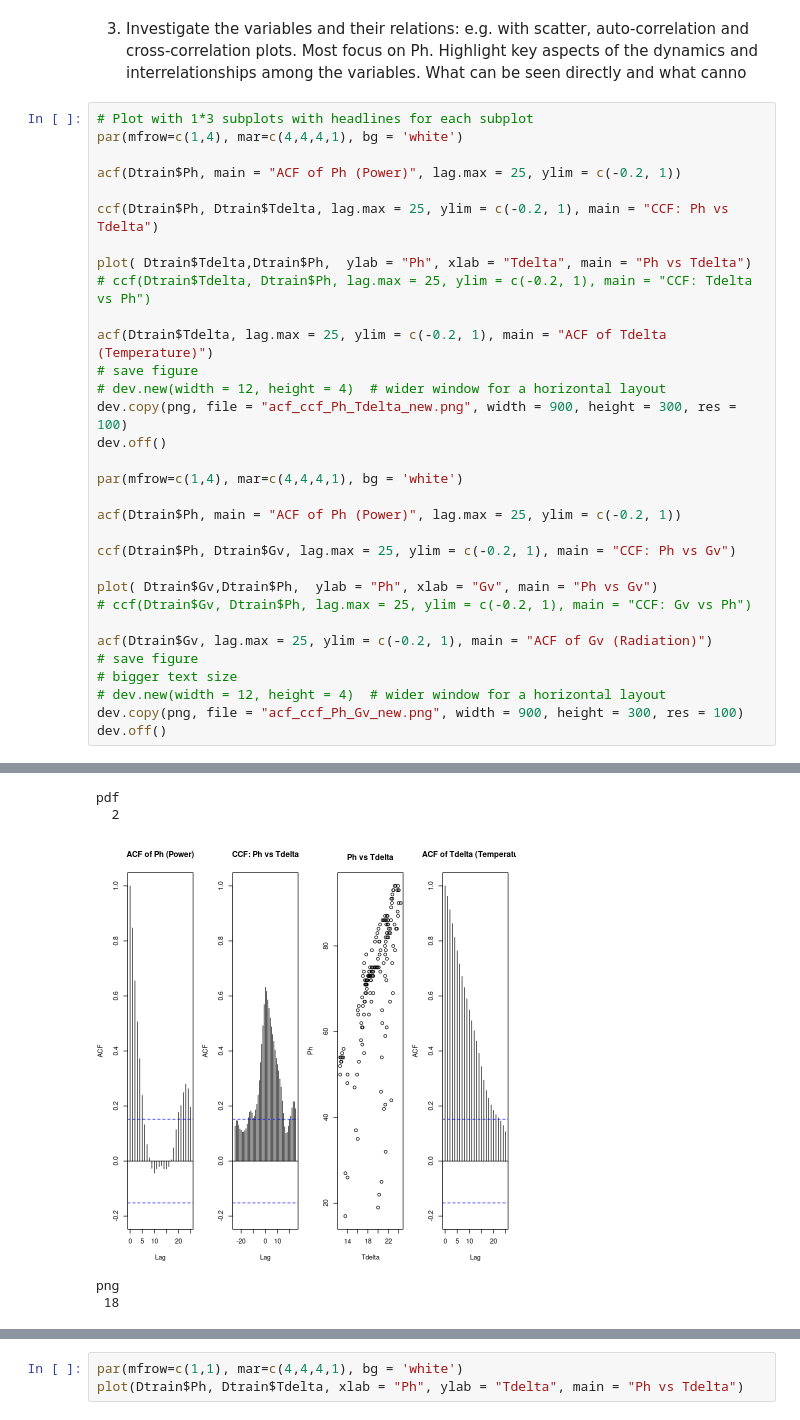
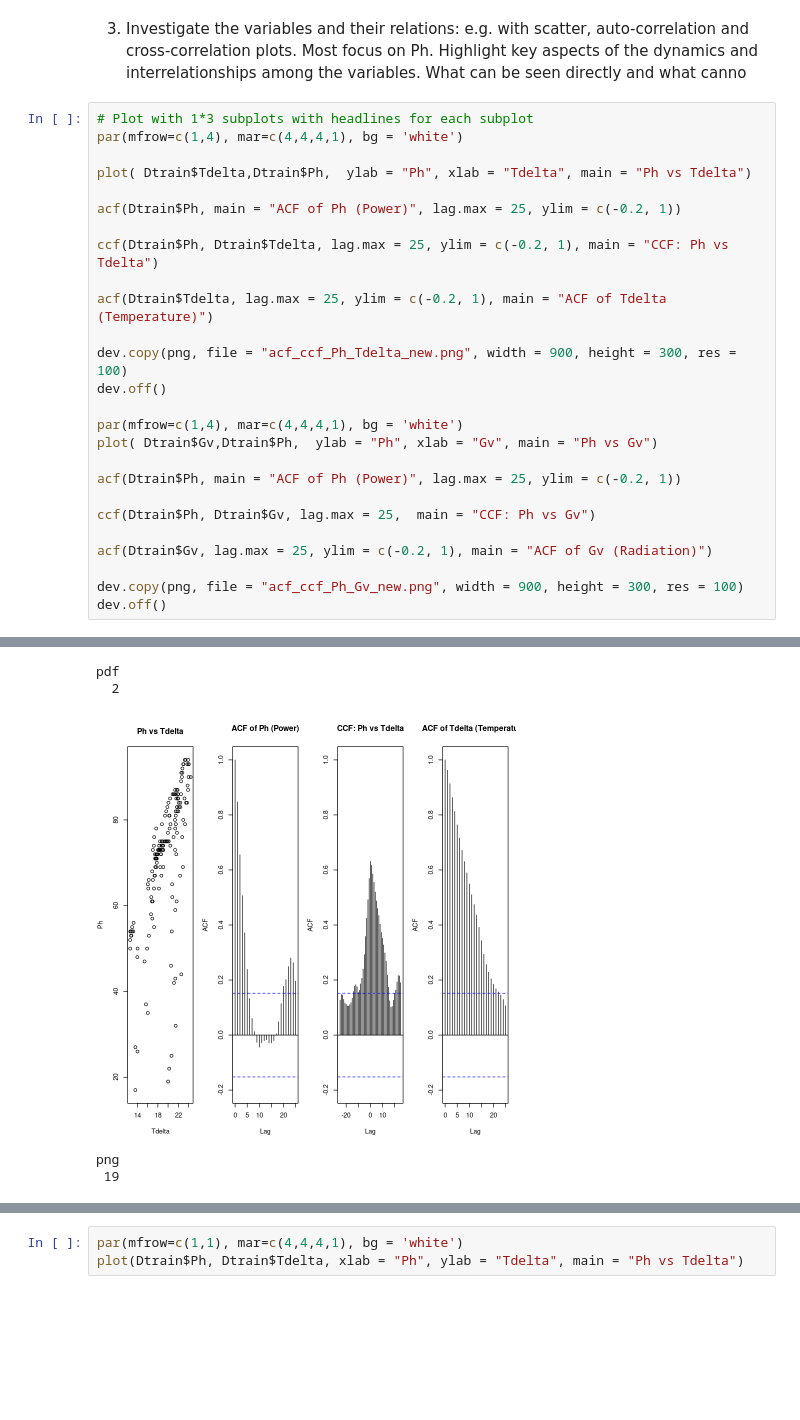
Before and after one commit to mathilderask/TimeSeriesAnalysis, a Jupyter notebook: Assig3/opg_3_oia copy.ipynb, the cells around one changed output, grey strips where cells are left out. Cells and saved outputs as stored; diff of their text form; blank space fills up the shorter version.

```diff
--- a/Assig3/opg_3_oia copy.ipynb
+++ b/Assig3/opg_3_oia copy.ipynb
@@ -46,33 +48,27 @@ the variables. What can be seen directly and what canno
 # %%
 # Plot with 1*3 subplots with headlines for each subplot
 par(mfrow=c(1,4), mar=c(4,4,4,1), bg = 'white')
+
+plot( Dtrain$Tdelta,Dtrain$Ph,  ylab = "Ph", xlab = "Tdelta", main = "Ph vs Tdelta")
 
 acf(Dtrain$Ph, main = "ACF of Ph (Power)", lag.max = 25, ylim = c(-0.2, 1))
 
 ccf(Dtrain$Ph, Dtrain$Tdelta, lag.max = 25, ylim = c(-0.2, 1), main = "CCF: Ph vs Tdelta")
 
-plot( Dtrain$Tdelta,Dtrain$Ph,  ylab = "Ph", xlab = "Tdelta", main = "Ph vs Tdelta")
-# ccf(Dtrain$Tdelta, Dtrain$Ph, lag.max = 25, ylim = c(-0.2, 1), main = "CCF: Tdelta vs Ph")
+acf(Dtrain$Tdelta, lag.max = 25, ylim = c(-0.2, 1), main = "ACF of Tdelta (Temperature)")
 
-acf(Dtrain$Tdelta, lag.max = 25, ylim = c(-0.2, 1), main = "ACF of Tdelta (Temperature)")
-# save figure
-# dev.new(width = 12, height = 4)  # wider window for a horizontal layout
 dev.copy(png, file = "acf_ccf_Ph_Tdelta_new.png", width = 900, height = 300, res = 100)
 dev.off()
 
 par(mfrow=c(1,4), mar=c(4,4,4,1), bg = 'white')
+plot( Dtrain$Gv,Dtrain$Ph,  ylab = "Ph", xlab = "Gv", main = "Ph vs Gv")
 
 acf(Dtrain$Ph, main = "ACF of Ph (Power)", lag.max = 25, ylim = c(-0.2, 1))
 
-ccf(Dtrain$Ph, Dtrain$Gv, lag.max = 25, ylim = c(-0.2, 1), main = "CCF: Ph vs Gv")
-
-plot( Dtrain$Gv,Dtrain$Ph,  ylab = "Ph", xlab = "Gv", main = "Ph vs Gv")
-# ccf(Dtrain$Gv, Dtrain$Ph, lag.max = 25, ylim = c(-0.2, 1), main = "CCF: Gv vs Ph")
+ccf(Dtrain$Ph, Dtrain$Gv, lag.max = 25,  main = "CCF: Ph vs Gv")
 
 acf(Dtrain$Gv, lag.max = 25, ylim = c(-0.2, 1), main = "ACF of Gv (Radiation)")
-# save figure
-# bigger text size
-# dev.new(width = 12, height = 4)  # wider window for a horizontal layout
+
 dev.copy(png, file = "acf_ccf_Ph_Gv_new.png", width = 900, height = 300, res = 100)
 dev.off()
 # %% [output]
@@ -81,7 +77,7 @@ png
 pdf
   2
-[figure, old version]
+[figure, new version]
 png
- 18
+ 19
 pdf
   2
```
Also changed, not shown: parts of 4 cells of this notebook, 5 other files.
